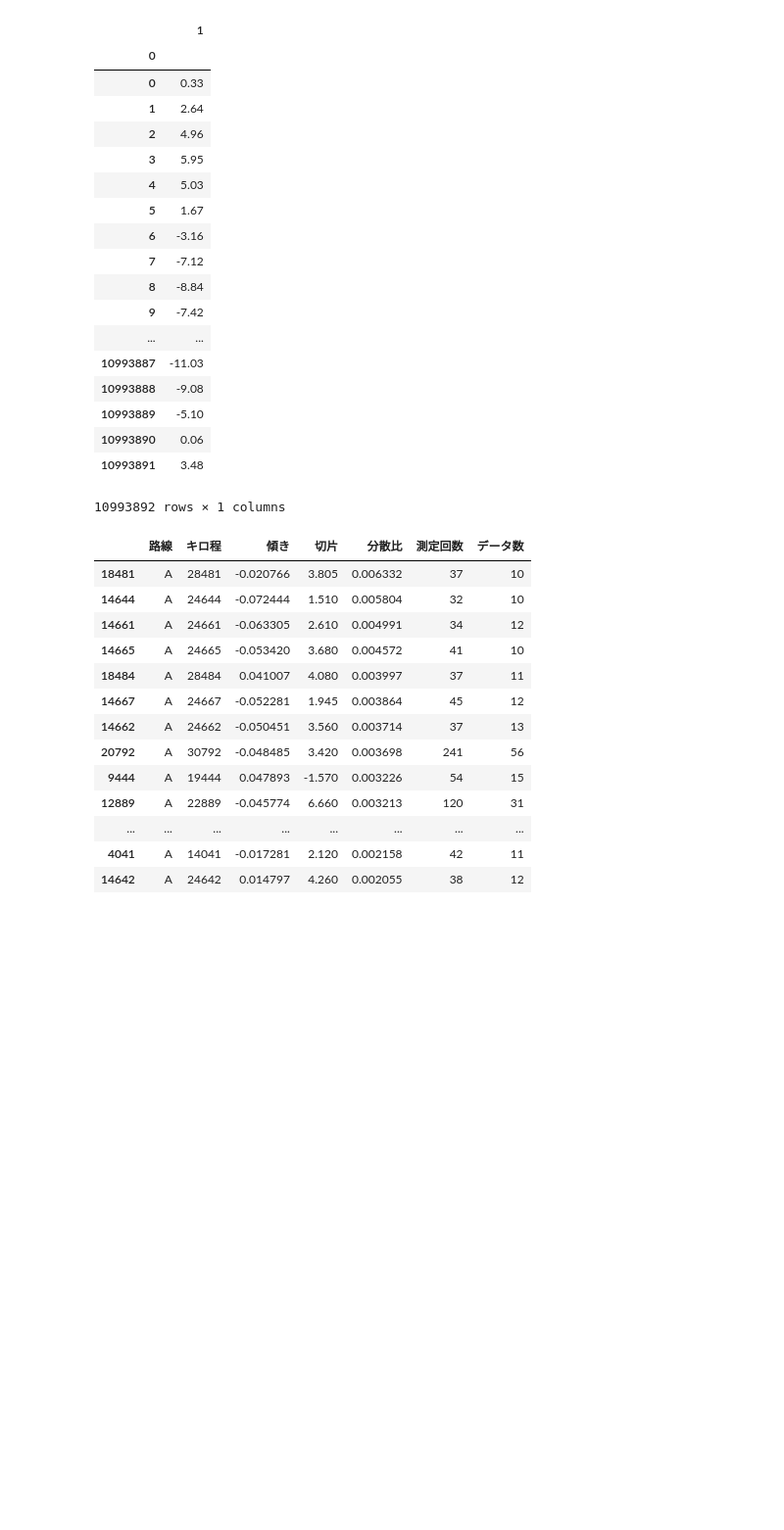
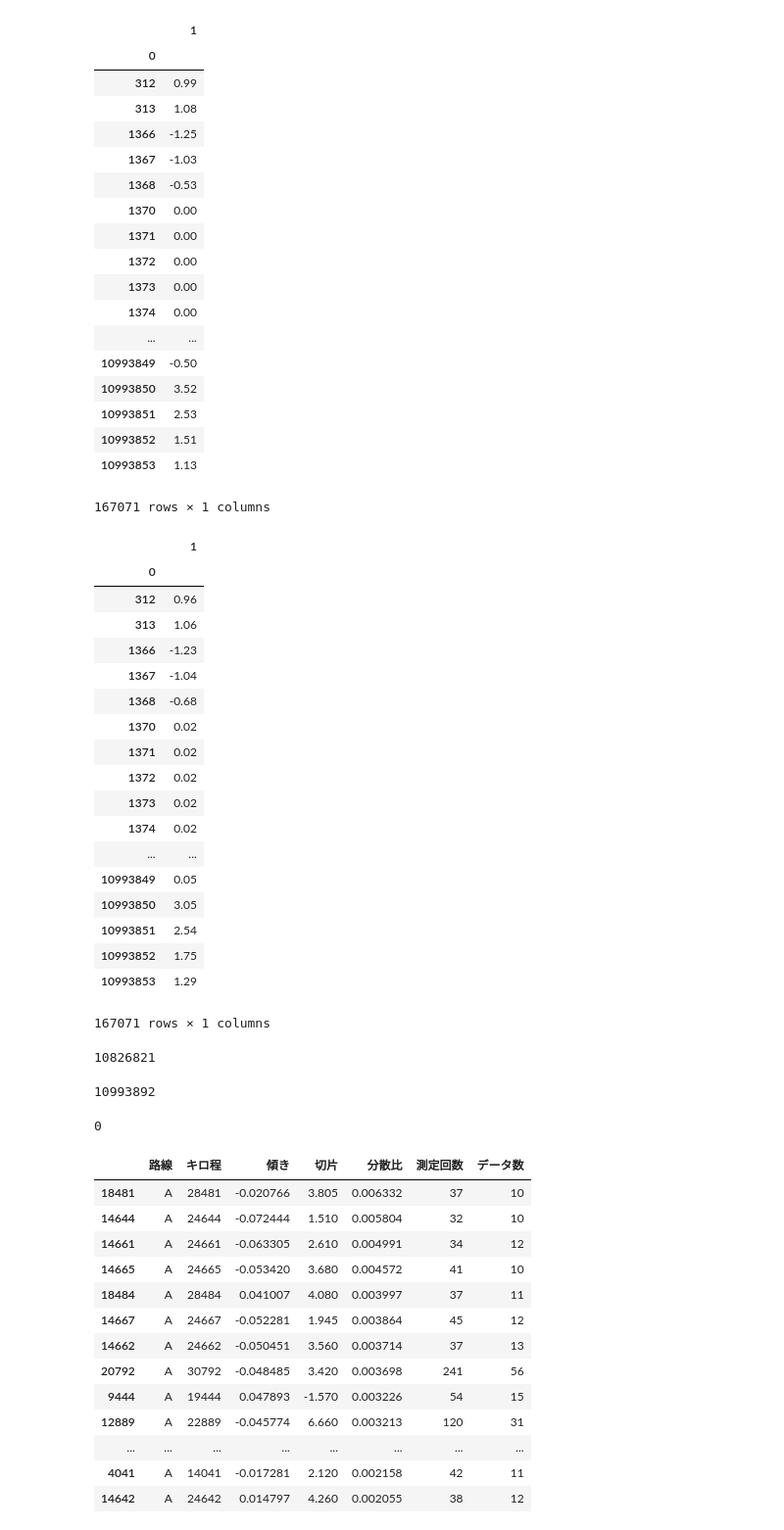
Before and after one commit to a0082273/signate_railway, a Jupyter notebook: check.ipynb, the cells around one changed output. Shown: that part at 98% size. Saved outputs shown, nothing was run; the diff lists cells and outputs as text; code cells hidden in the pictures; blank space fills up the shorter version.

```diff
--- a/check.ipynb
+++ b/check.ipynb
@@ -11,26 +11,54 @@ for no in ['A', 'B', 'C', 'D']:
     summarys[no] = pd.read_csv(f'summary12_refine_{no}.csv', index_col=0)
     summarys_lgbm[no] = pd.read_csv(f'summary12_refine_{no}_lgbm.csv', index_col=0)
 # %%
-submision = pd.read_csv(f'submit12_refine.csv', index_col=0, header=None)
+submision = pd.read_csv(f'submit19_inter.csv', index_col=0, header=None)
-# %%
-submision
-# %% [output]
-|  | 1 |
-| 0 |  |
-| 0 | 0.33 |
-| 1 | 2.64 |
-| 2 | 4.96 |
-| 3 | 5.95 |
-| 4 | 5.03 |
-| 5 | 1.67 |
-| 6 | -3.16 |
-| 7 | -7.12 |
-| 8 | -8.84 |
-| 9 | -7.42 |
-| ... | ... |
-| 10993887 | -11.03 |
-| 10993888 | -9.08 |
-| 10993889 | -5.10 |
-| 10993890 | 0.06 |
-| 10993891 | 3.48 |
-10993892 rows × 1 columns
+# %%
+submision2 = pd.read_csv(f'submit19_inter2.csv', index_col=0, header=None)
+# %%
+submision[submision[1] != submision2[1]]
+submision2[submision[1] != submision2[1]]
+# %% [output]
+|  | 1 |
+| 0 |  |
+| 312 | 0.99 |
+| 313 | 1.08 |
+| 1366 | -1.25 |
+| 1367 | -1.03 |
+| 1368 | -0.53 |
+| 1370 | 0.00 |
+| 1371 | 0.00 |
+| 1372 | 0.00 |
+| 1373 | 0.00 |
+| 1374 | 0.00 |
+| ... | ... |
+| 10993849 | -0.50 |
+| 10993850 | 3.52 |
+| 10993851 | 2.53 |
+| 10993852 | 1.51 |
+| 10993853 | 1.13 |
+167071 rows × 1 columns
+|  | 1 |
+| 0 |  |
+| 312 | 0.96 |
+| 313 | 1.06 |
+| 1366 | -1.23 |
+| 1367 | -1.04 |
+| 1368 | -0.68 |
+| 1370 | 0.02 |
+| 1371 | 0.02 |
+| 1372 | 0.02 |
+| 1373 | 0.02 |
+| 1374 | 0.02 |
+| ... | ... |
+| 10993849 | 0.05 |
+| 10993850 | 3.05 |
+| 10993851 | 2.54 |
+| 10993852 | 1.75 |
+| 10993853 | 1.29 |
+167071 rows × 1 columns
+# %%
+len(submision[submision[1] == submision2[1]])
+len(submision)
+# %% [output]
+10826821
+10993892
@@ -37,3 +67,7 @@ submision
+# %%
+sum([math.isnan(i) for i in submision2])
+# %% [output]
+0
 # %%
 import datetime
 # %%
```
Also changed, not shown: parts of 1 cell of this notebook, 10 other files.
